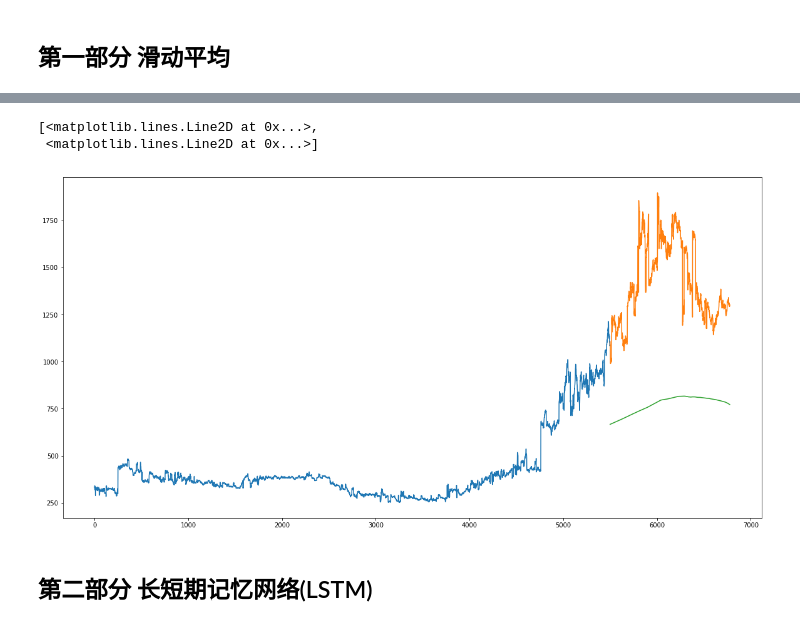
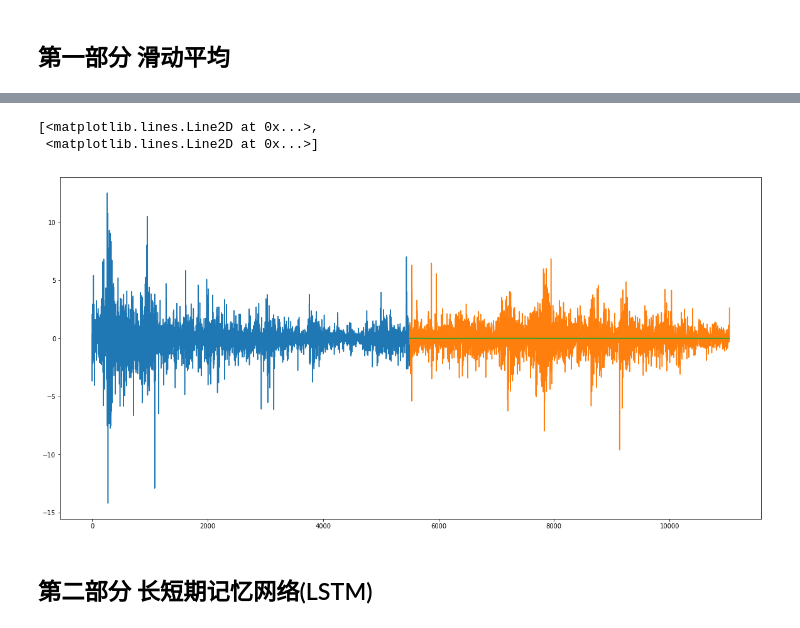
Before and after one commit to SimpleLonely/1218, a Jupyter notebook: src/Keras.ipynb, the cells around one changed output, grey strips where cells are left out. Drawn from its saved outputs; the diff is of its cells as text; code cells hidden in the pictures.

```diff
--- a/src/Keras.ipynb
+++ b/src/Keras.ipynb
@@ -18,7 +18,7 @@ from sklearn.preprocessing import MinMaxScaler
 scaler = MinMaxScaler(feature_range=(0, 1))
 # %%
 # read the file
-df = pd.read_csv('../res/data_meg.csv')
+df = pd.read_csv('../res/input1016.csv')
 
 # print the head
 df.head()
@@ -53,9 +54,9 @@ df.shape, train.shape, valid.shape
 # %%
 #make predictions
 preds = []
-for i in range(0,1277):
-    a = train['gold'][len(train)-1277+i:].sum() + sum(preds)
-    b = a/1277
+for i in range(0,5539):
+    a = train['xau'][len(train)-5539+i:].sum() + sum(preds)
+    b = a/5539
     preds.append(b)
 preds
 # %% [output]
@@ -85,13 +86,13 @@ rms
 # %%
 #plot
 valid['Predictions'] = 0
 valid['Predictions'] = preds
-plt.plot(train['gold'])
-plt.plot(valid[['gold', 'Predictions']])
+plt.plot(train['xau'])
+plt.plot(valid[['xau', 'Predictions']])
 # %% [output]
 [<matplotlib.lines.Line2D at 0x...>,
  <matplotlib.lines.Line2D at 0x...>]
-[figure, old version]
+[figure, new version]
 # %% [markdown]
 ## 第二部分 长短期记忆网络(LSTM)
 # %%
```
Also changed, not shown: parts of 14 cells of this notebook, 8 other files.
